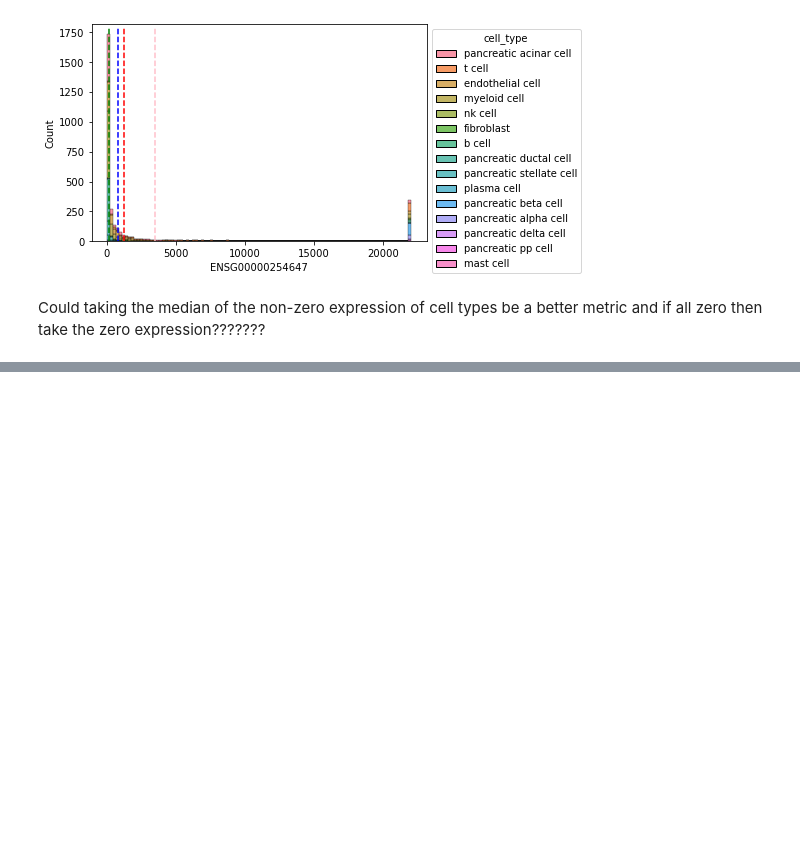
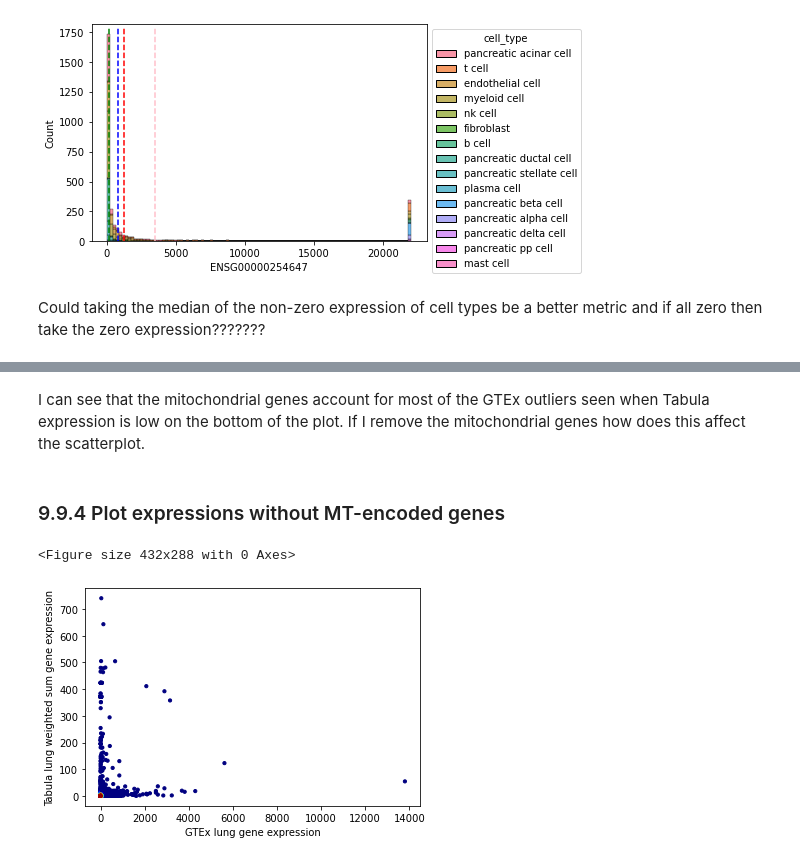
Before and after one commit to opentargets/baseline-expression, a Jupyter notebook: Tabula Sapiens Comparison with Bulk RNA-seq Expression Data.ipynb, the cells around one changed output, grey strips where cells are left out. Saved outputs shown, nothing was run; the diff lists cells and outputs as text; code cells hidden in the pictures; blank space fills up the shorter version.

```diff
--- a/Tabula Sapiens Comparison with Bulk RNA-seq Expression Data.ipynb
+++ b/Tabula Sapiens Comparison with Bulk RNA-seq Expression Data.ipynb
@@ -1785,0 +1874,14 @@ ENSG00000228253, ENSG00000198804, ENSG00000198899, ENSG00000198712 and ENSG00000
+# %% [markdown]
+I can see that the mitochondrial genes account for most of the GTEx outliers seen when Tabula expression is low on the bottom of the plot. If I remove the mitochondrial genes how does this affect the scatterplot.
+# %% [markdown]
+### 9.9.4 Plot expressions without MT-encoded genes
+# %%
+#filter out genes not in the expression df
+MT_genes = [i for i in mt_encoded_genes if i not in ('ENSG00000210100', 'ENSG00000210151',
+                                                                    'ENSG00000210174', 'ENSG00000210184')]
+# %%
+tabula_vs_GTEx_expression(expression_df.drop(index = MT_genes).GTEx_lung,
+                         expression_df.drop(index = MT_genes).sum_expression)
+# %% [output]
+<Figure size 432x288 with 0 Axes>
+[figure, added]
```
Also changed, not shown: parts of 92 cells of this notebook.
